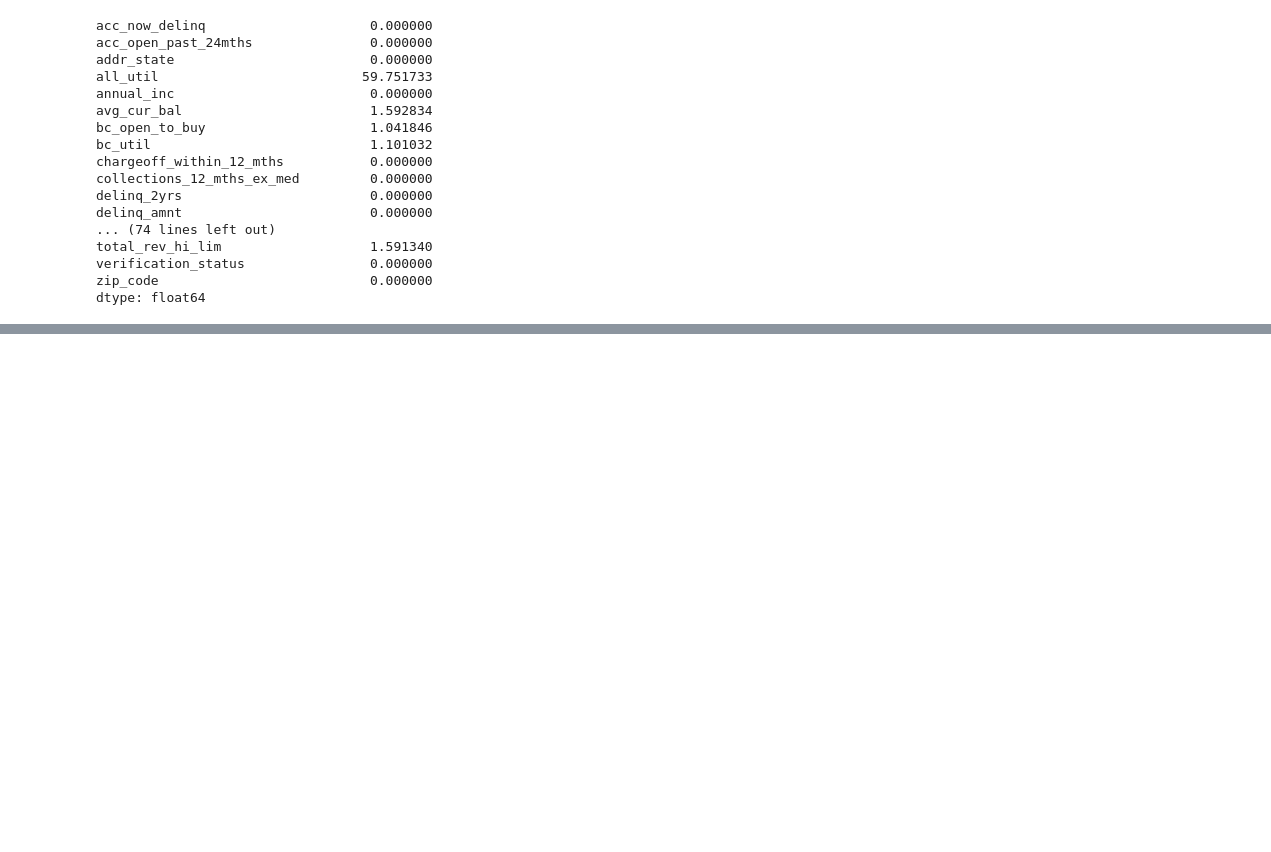
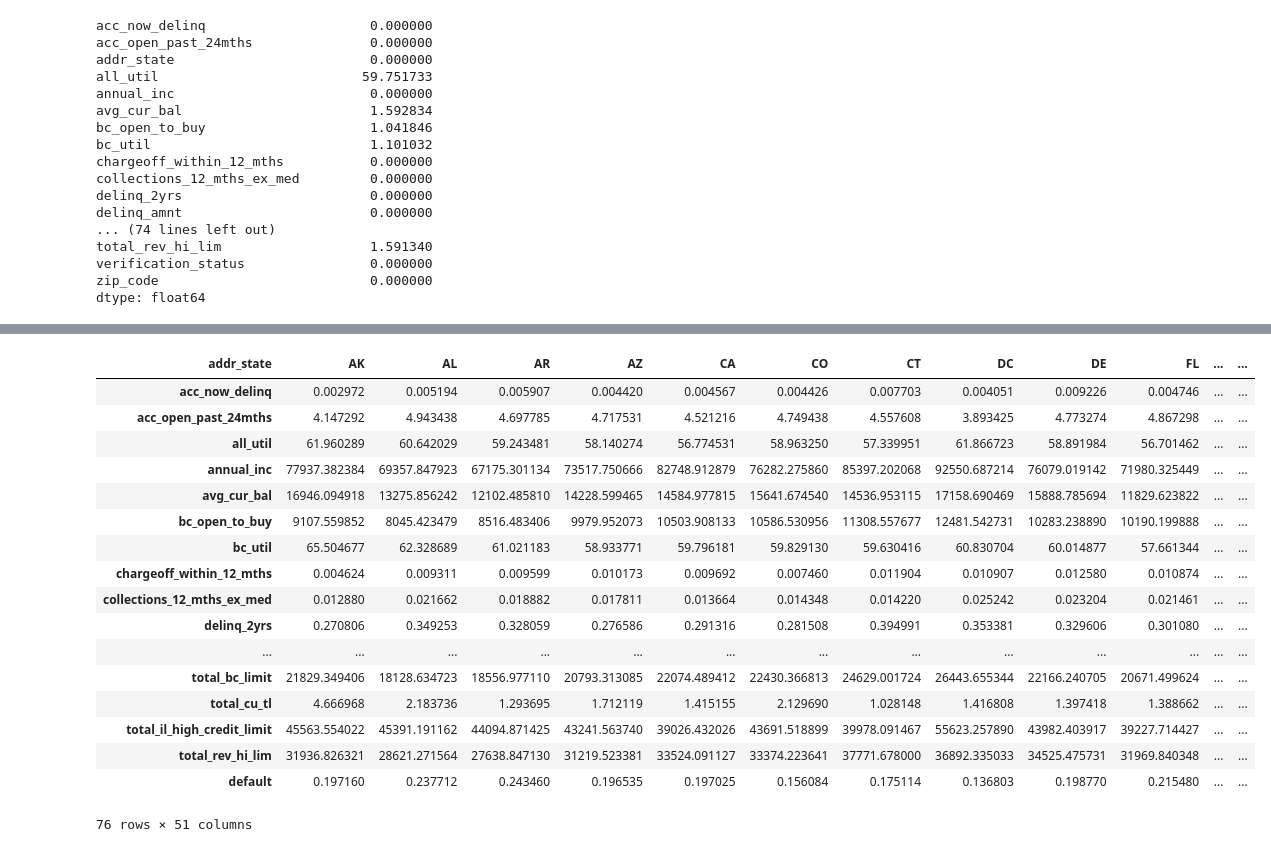
Before and after one commit to jimmyttri/lending, a Jupyter notebook: lendingclub_data_exploration.ipynb, the cells around one changed output, grey strips where cells are left out. Saved outputs shown, nothing was run; the diff lists cells and outputs as text; code cells hidden in the pictures; blank space fills up the shorter version.

```diff
--- a/lendingclub_data_exploration.ipynb
+++ b/lendingclub_data_exploration.ipynb
@@ -849,0 +932,2 @@ loan_data_atapproval[loan_data_atapproval['bc_util'].isna()].T
+# %%
+loan_data_check.drop(labels = ['total_pymnt', 'total_pymnt_inv'], axis=1, inplace = True)
@@ -849,0 +936,6 @@ loan_data_atapproval[loan_data_atapproval['bc_util'].isna()].T
+# %%
+loan_data_check.drop(labels = ['out_prncp', 'out_prncp_inv', 'issue_d'], axis=1, inplace = True)
+# %%
+#state default engineering
+loan_data_check['default'] = loan_data_check['loan_status'].apply(lambda x: 1 if x == 'Charged Off' else 0)
+loan_data_check['default'].sum()
@@ -849,0 +964,21 @@ loan_data_atapproval[loan_data_atapproval['bc_util'].isna()].T
+# %%
+loan_data_check.groupby(by='addr_state').agg('mean').T
+# %% [output]
+| addr_state | AK | AL | AR | AZ | CA | CO | CT | DC | DE | FL | ... | ... |
+| acc_now_delinq | 0.002972 | 0.005194 | 0.005907 | 0.004420 | 0.004567 | 0.004426 | 0.007703 | 0.004051 | 0.009226 | 0.004746 | ... | ... |
+| acc_open_past_24mths | 4.147292 | 4.943438 | 4.697785 | 4.717531 | 4.521216 | 4.749438 | 4.557608 | 3.893425 | 4.773274 | 4.867298 | ... | ... |
+| all_util | 61.960289 | 60.642029 | 59.243481 | 58.140274 | 56.774531 | 58.963250 | 57.339951 | 61.866723 | 58.891984 | 56.701462 | ... | ... |
+| annual_inc | 77937.382384 | 69357.847923 | 67175.301134 | 73517.750666 | 82748.912879 | 76282.275860 | 85397.202068 | 92550.687214 | 76079.019142 | 71980.325449 | ... | ... |
+| avg_cur_bal | 16946.094918 | 13275.856242 | 12102.485810 | 14228.599465 | 14584.977815 | 15641.674540 | 14536.953115 | 17158.690469 | 15888.785694 | 11829.623822 | ... | ... |
+| bc_open_to_buy | 9107.559852 | 8045.423479 | 8516.483406 | 9979.952073 | 10503.908133 | 10586.530956 | 11308.557677 | 12481.542731 | 10283.238890 | 10190.199888 | ... | ... |
+| bc_util | 65.504677 | 62.328689 | 61.021183 | 58.933771 | 59.796181 | 59.829130 | 59.630416 | 60.830704 | 60.014877 | 57.661344 | ... | ... |
+| chargeoff_within_12_mths | 0.004624 | 0.009311 | 0.009599 | 0.010173 | 0.009692 | 0.007460 | 0.011904 | 0.010907 | 0.012580 | 0.010874 | ... | ... |
+| collections_12_mths_ex_med | 0.012880 | 0.021662 | 0.018882 | 0.017811 | 0.013664 | 0.014348 | 0.014220 | 0.025242 | 0.023204 | 0.021461 | ... | ... |
+| delinq_2yrs | 0.270806 | 0.349253 | 0.328059 | 0.276586 | 0.291316 | 0.281508 | 0.394991 | 0.353381 | 0.329606 | 0.301080 | ... | ... |
+| ... | ... | ... | ... | ... | ... | ... | ... | ... | ... | ... | ... | ... |
+| total_bc_limit | 21829.349406 | 18128.634723 | 18556.977110 | 20793.313085 | 22074.489412 | 22430.366813 | 24629.001724 | 26443.655344 | 22166.240705 | 20671.499624 | ... | ... |
+| total_cu_tl | 4.666968 | 2.183736 | 1.293695 | 1.712119 | 1.415155 | 2.129690 | 1.028148 | 1.416808 | 1.397418 | 1.388662 | ... | ... |
+| total_il_high_credit_limit | 45563.554022 | 45391.191162 | 44094.871425 | 43241.563740 | 39026.432026 | 43691.518899 | 39978.091467 | 55623.257890 | 43982.403917 | 39227.714427 | ... | ... |
+| total_rev_hi_lim | 31936.826321 | 28621.271564 | 27638.847130 | 31219.523381 | 33524.091127 | 33374.223641 | 37771.678000 | 36892.335033 | 34525.475731 | 31969.840348 | ... | ... |
+| default | 0.197160 | 0.237712 | 0.243460 | 0.196535 | 0.197025 | 0.156084 | 0.175114 | 0.136803 | 0.198770 | 0.215480 | ... | ... |
+76 rows × 51 columns
```
Also changed, not shown: parts of 29 cells of this notebook.
